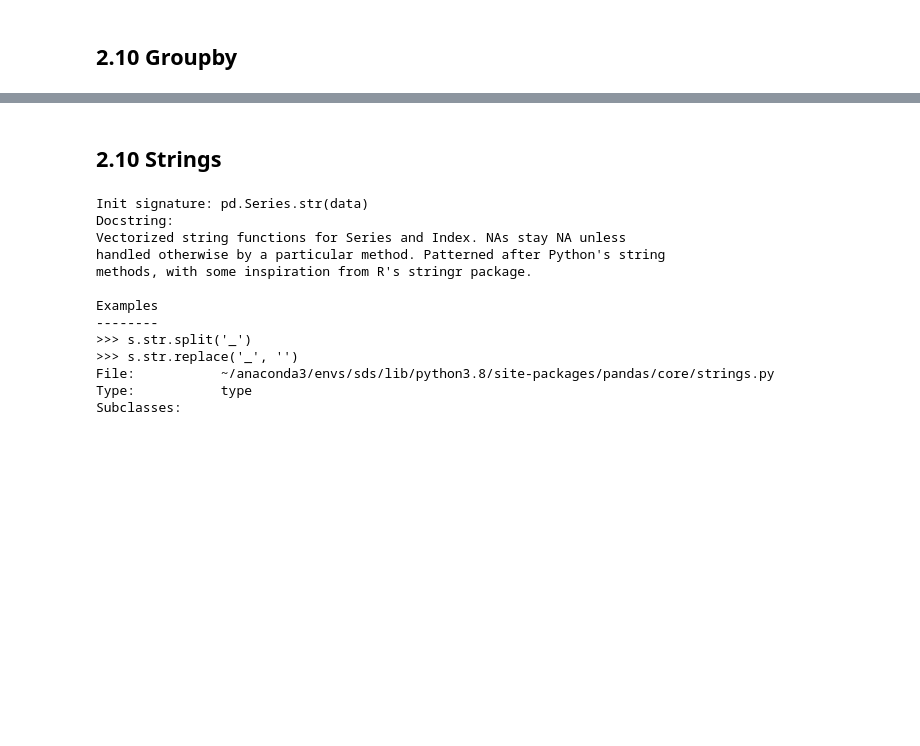
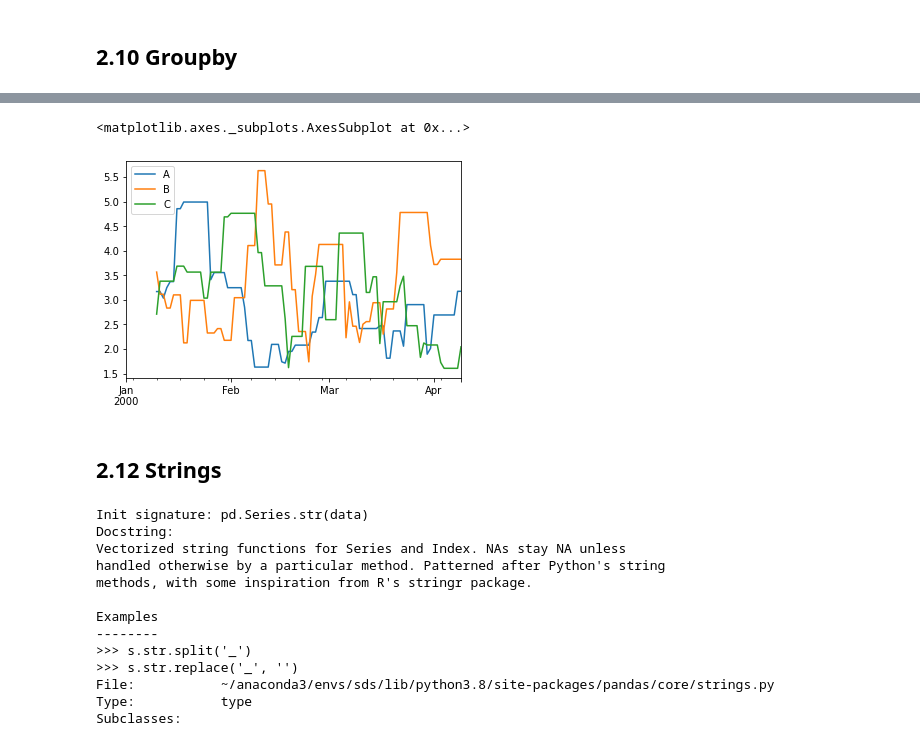
Before and after one commit to boyuan-li/BL-data-processing, a Jupyter notebook: Numpy and pandas.ipynb, the cells around one changed output, grey strips where cells are left out. Drawn from its saved outputs; the diff is of its cells as text; code cells hidden in the pictures; blank space fills up the shorter version.

```diff
--- a/Numpy and pandas.ipynb
+++ b/Numpy and pandas.ipynb
@@ -2230,5 +3328,10 @@ pd.melt(df, id_vars = ['key']).pivot(index = 'key', columns = 'variable', values
+# %%
+df.rolling(window = 10).apply(lambda x: x.max() - x.min()).plot()
+# %% [output]
+<matplotlib.axes._subplots.AxesSubplot at 0x...>
+[figure, added]
 # %% [markdown]
-## 2.10 Strings
+## 2.12 Strings
 # %%
 pd.Series.str?
 # %% [output]
```
Also changed, not shown: parts of 140 cells of this notebook.
